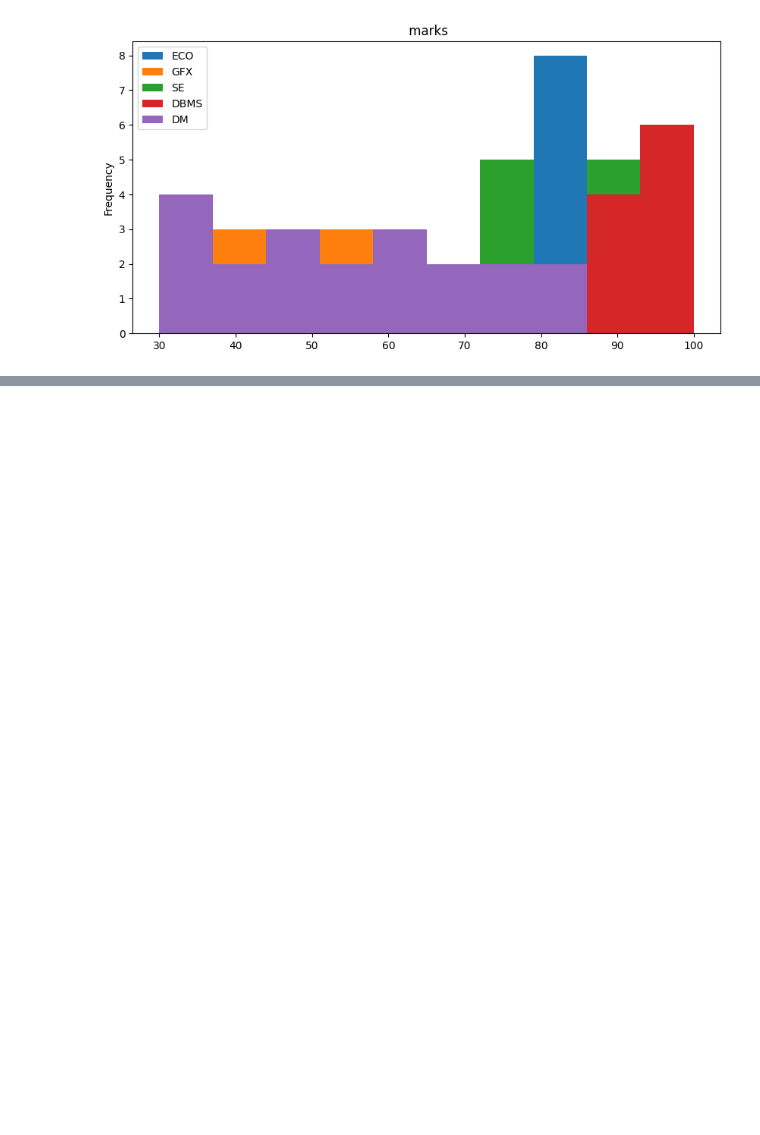
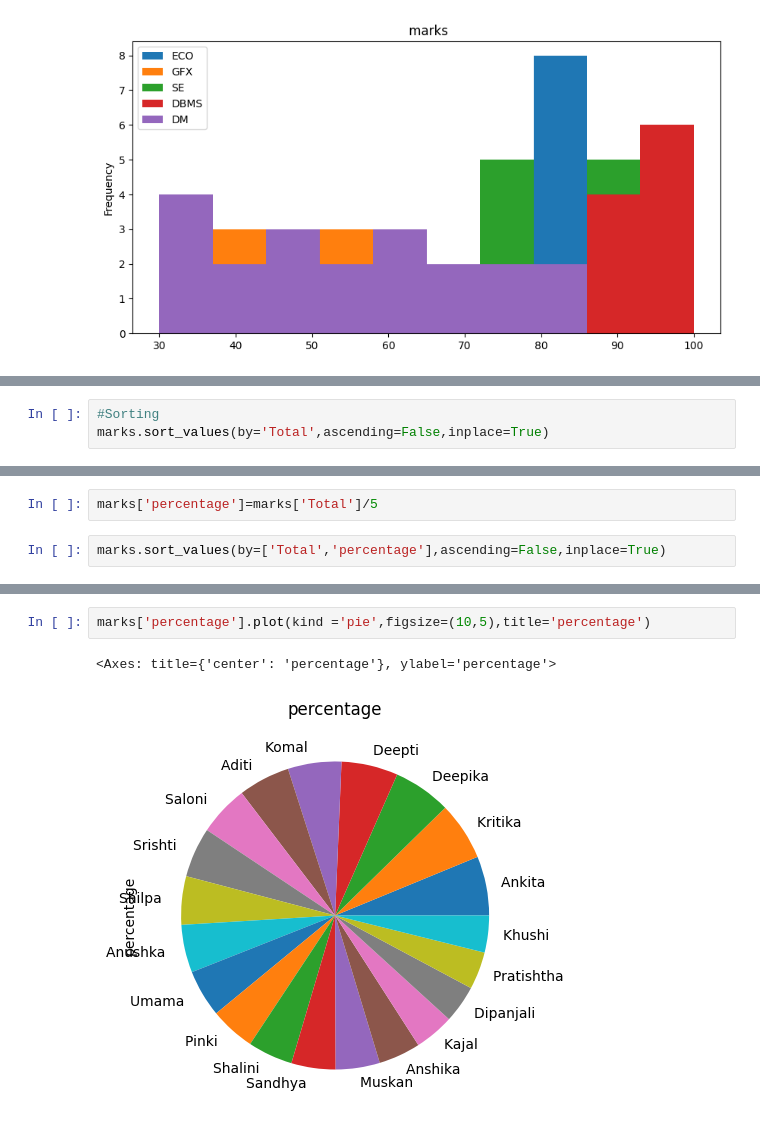
Before and after one commit to khushi-awasthi/Digipodium-data-anlytics, a Jupyter notebook: analysis1.ipynb, the cells around one changed output, grey strips where cells are left out. Cells and saved outputs as stored; diff of their text form; blank space fills up the shorter version.

```diff
--- a/analysis1.ipynb
+++ b/analysis1.ipynb
@@ -103,0 +349,3 @@ marks[['ECO','GFX','SE','DBMS','DM']].plot(kind ='hist',figsize=(10,5),title=' m
+# %%
+#Sorting
+marks.sort_values(by='Total',ascending=False,inplace=True)
@@ -103,0 +394,4 @@ marks[['ECO','GFX','SE','DBMS','DM']].plot(kind ='hist',figsize=(10,5),title=' m
+# %%
+marks['percentage']=marks['Total']/5
+# %%
+marks.sort_values(by=['Total','percentage'],ascending=False,inplace=True)
@@ -103,0 +419,5 @@ marks[['ECO','GFX','SE','DBMS','DM']].plot(kind ='hist',figsize=(10,5),title=' m
+# %%
+marks['percentage'].plot(kind ='pie',figsize=(10,5),title='percentage')
+# %% [output]
+<Axes: title={'center': 'percentage'}, ylabel='percentage'>
+[figure, added]
```
Also changed, not shown: parts of 26 cells of this notebook, 1 other file.
